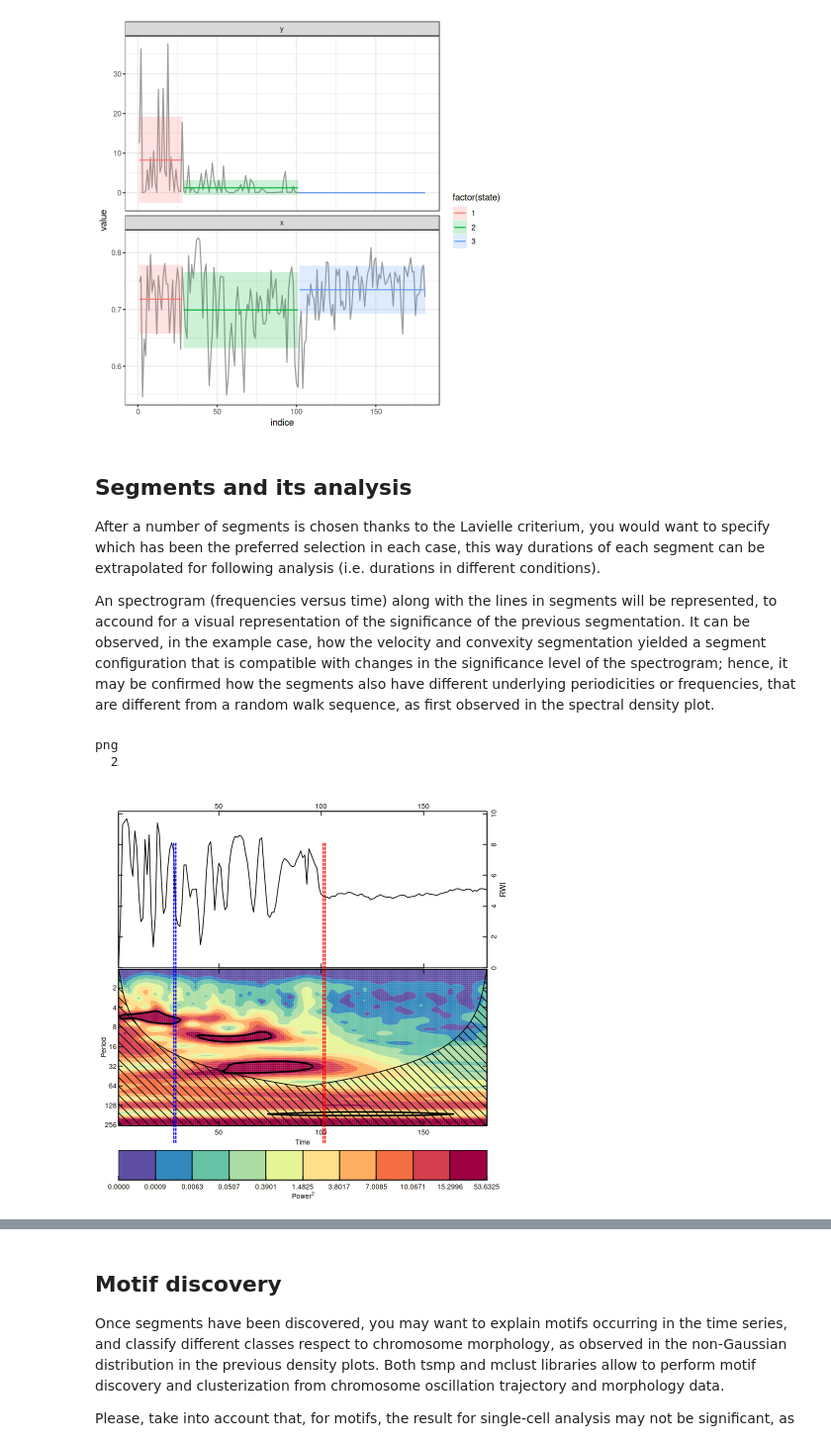
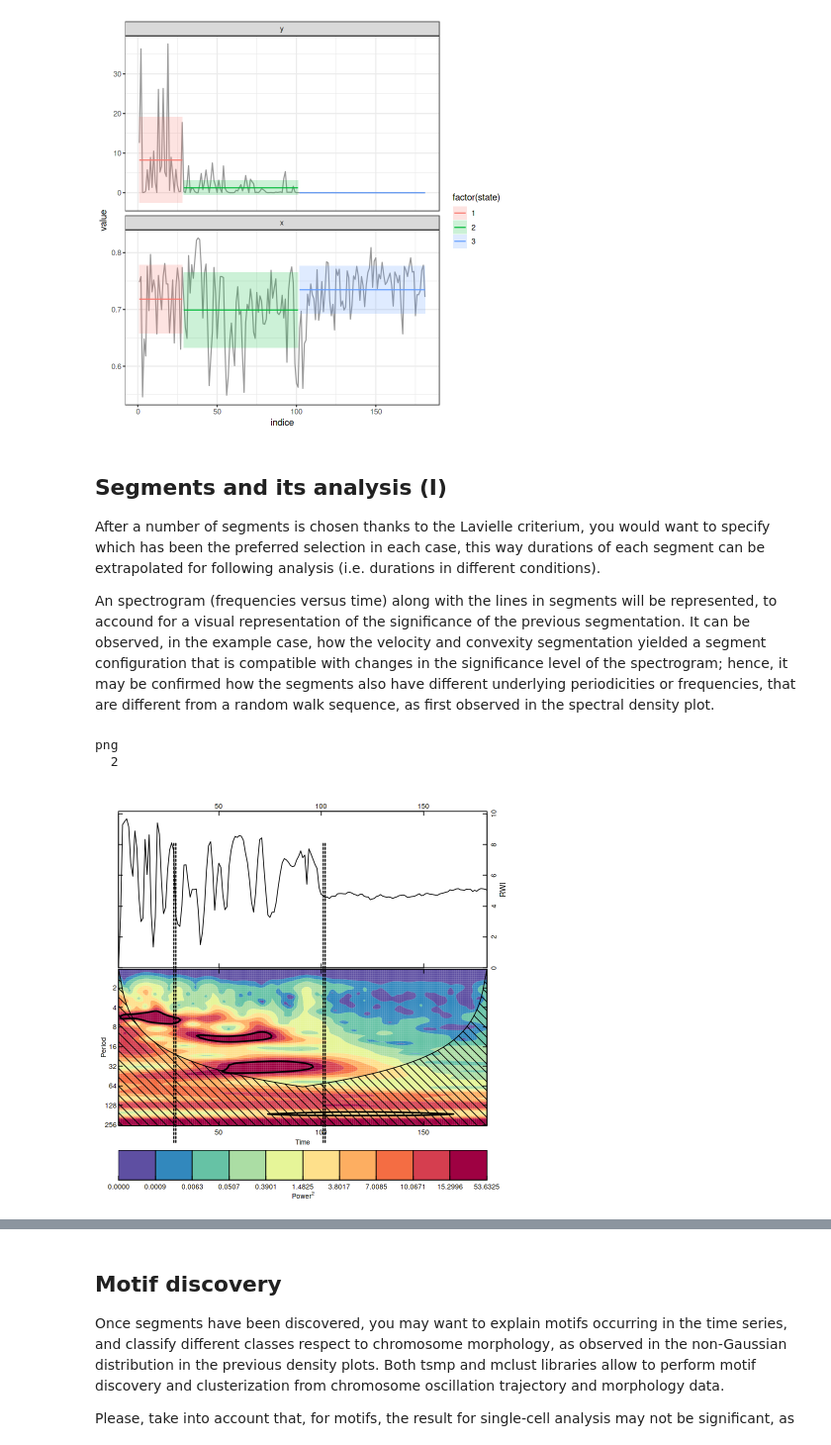
Before and after one commit to danilexn/tronos, a Jupyter notebook: notebooks/TronosAnalysis-SC.ipynb, the cells around one changed output, grey strips where cells are left out. Shown at 99% size. Cells and saved outputs as stored; diff of their text form; code cells hidden in the pictures.

```diff
--- a/notebooks/TronosAnalysis-SC.ipynb
+++ b/notebooks/TronosAnalysis-SC.ipynb
@@ -141,6 +147,7 @@ plot(spy~spx,main="Trajectory periodicity", xlab="frequency",ylab="spectral dens
 Velocity is calculated as the vector modulo, for the X and Y positions specified in the source files. This way, speed is invariant on the previous rotation. A moving average smoothing can also take place: this method allows to reduce extreme peaks or variation in a univariate time series, hence allowing to perform the following analysis more easily (i.e., segmentation analysis).
 # %%
 vt <- diff(df$x)^2+diff(df$y)^2
+df$vt <- c(0,diff(df$x)^2+diff(df$y)^2)
 vt.smooth <- forecast::ma(vt, order = ma.order)
 
 plot(vt, main="Chromosome velocity (in microns)", ylab = "Velocity")
@@ -199,29 +206,29 @@ Rescaling variables - you can disable this with scale.variable = FALSE
 Lavielle-selected number of segment : 3
 [figure]
 # %% [markdown]
-## Segments and its analysis
+## Segments and its analysis (I)
 After a number of segments is chosen thanks to the Lavielle criterium, you would want to specify which has been the preferred selection in each case, this way durations of each segment can be extrapolated for following analysis (i.e. durations in different conditions).
 
 An spectrogram (frequencies versus time) along with the lines in segments will be represented, to accound for a visual representation of the significance of the previous segmentation. It can be observed, in the example case, how the velocity and convexity segmentation yielded a segment configuration that is compatible with changes in the significance level of the spectrogram; hence, it may be confirmed how the segments also have different underlying periodicities or frequencies, that are different from a random walk sequence, as first observed in the spectral density plot.
 # %%
 specCols <- c("#5E4FA2", "#3288BD", "#66C2A5", "#ABDDA4", "#E6F598",
               "#FEE08B", "#FDAE61", "#F46D43", "#D53E4F", "#9E0142")
 
 best.case <- get(paste0("seg.", segments$Kopt.lavielle))
 
 wave.out <- morlet(y, 1:length(y), p2 = 8, dj = 0.1, siglvl = 0.999)
 
 wavelet.plot(wave.out, reverse.y = TRUE, key.cols=specCols)
-abline(v=c(best.case$end, best.case$begin), lwd = 1.5, col= c("blue","red"), lty=2)
+abline(v=c(best.case$end, best.case$begin), lwd = 1.5, col="black", lty=2)
 
 # Create the spectrogram
 pdf(file = "spectrogram_AFA851.pdf",   # The directory you want to save the file in
     width = 4, # The width of the plot in inches
     height = 4) # The height of the plot in inches
 wavelet.plot(wave.out, reverse.y = TRUE, key.cols=specCols)
-abline(v=c(best.case$end, best.case$begin), lwd = 1.5, col= c("blue","red"), lty=2)
+abline(v=c(best.case$end, best.case$begin), lwd = 1.5, col="black", lty=2)
 dev.off()
 # %% [output]
 png
   2
-[figure, old version]
+[figure, new version]
```
Also changed, not shown: parts of 4 cells of this notebook.
